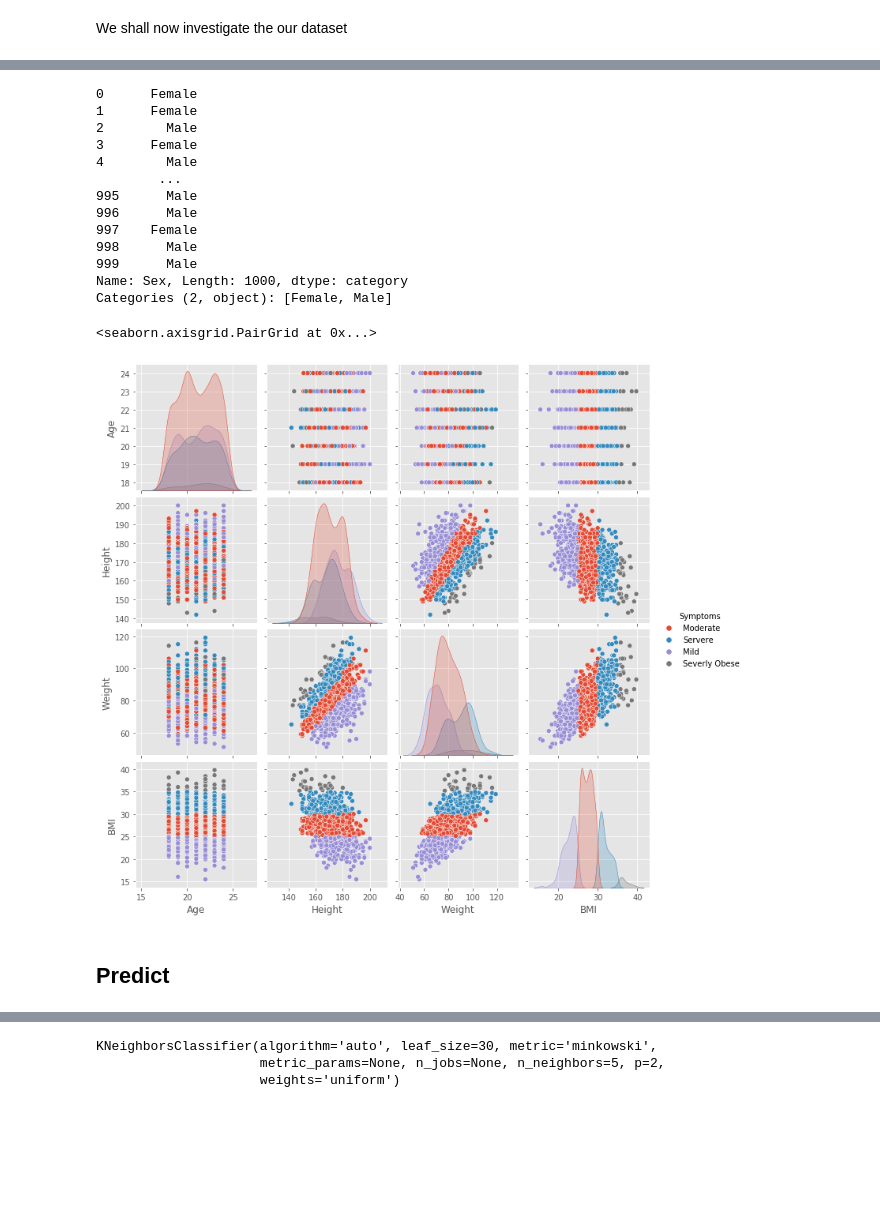
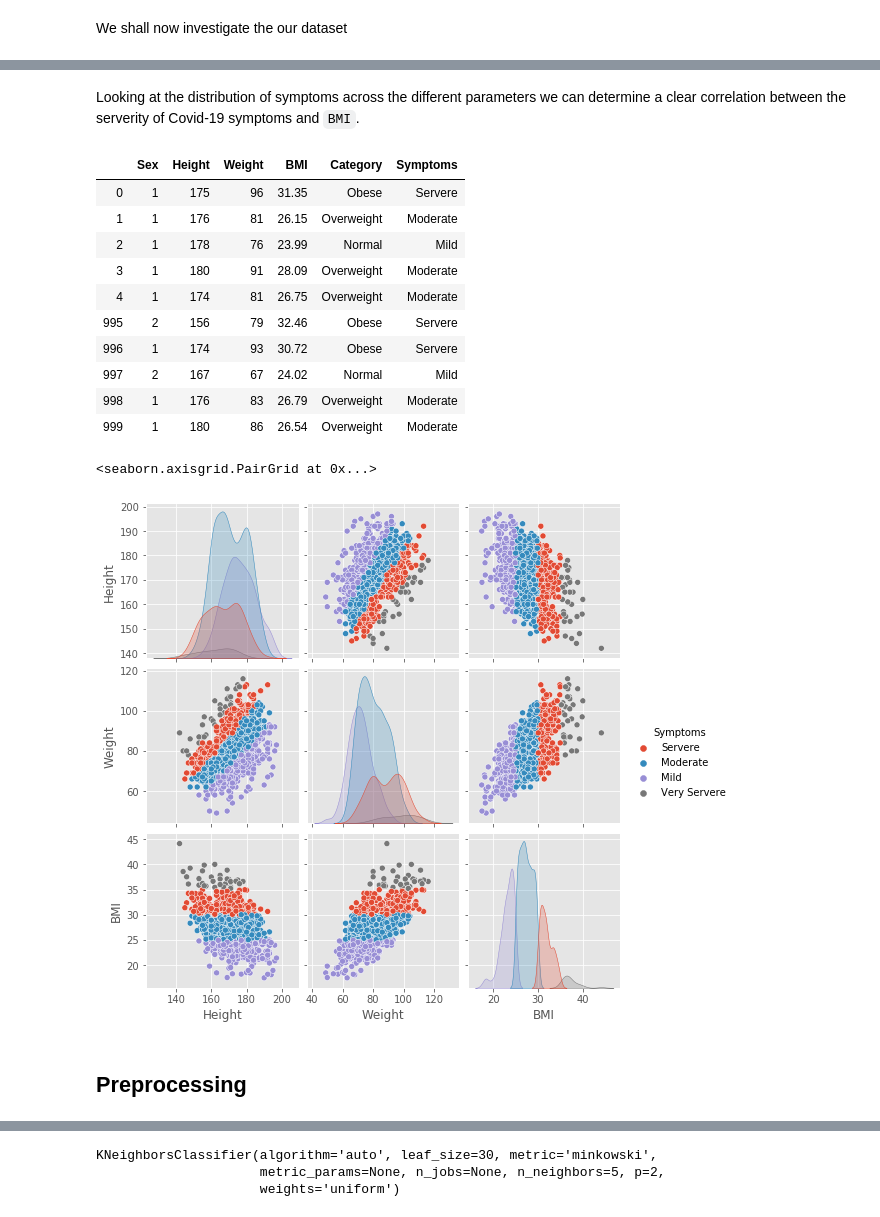
Before and after one commit to shaner1/ProgDA_Project_20, a Jupyter notebook: ProgDA_Project_2020.ipynb, the cells around one changed output, grey strips where cells are left out. Cells and saved outputs as stored; diff of their text form; code cells hidden in the pictures; blank space fills up the shorter version.

Commit message:
Unable to performer preprocessing on datase. Cant encode sex parameter so cant use it for predictions. One hot enocder doesnt work

```diff
--- a/ProgDA_Project_2020.ipynb
+++ b/ProgDA_Project_2020.ipynb
@@ -318,28 +379,28 @@ Height has a mean of 171 and a range of 142-
+# %% [markdown]
+Looking at the distribution of symptoms across the different parameters we can determine a clear correlation between the serverity of Covid-19 symptoms and  `BMI`.
 # %%
 df2 = df[['Sex','Height','Weight','BMI','Category','Symptoms']]
 # %%
 #https://pandas.pydata.org/pandas-docs/stable/reference/api/pandas.DataFrame.replace.html#
 df2['Sex'].replace(['Male', 'Female'],['1','2'])
-df2['Sex']
+df2['Sex'] = df2['Sex'].replace(['Male', 'Female'],['1','2'])
+ends(df2)
 # %% [output]
-0      Female
-1      Female
-2        Male
-3      Female
-4        Male
-        ...
-995      Male
-996      Male
-997    Female
-998      Male
-999      Male
-Name: Sex, Length: 1000, dtype: category
-Categories (2, object): [Female, Male]
+|  | Sex | Height | Weight | BMI | Category | Symptoms |
+| 0 | 1 | 175 | 96 | 31.35 | Obese | Servere |
+| 1 | 1 | 176 | 81 | 26.15 | Overweight | Moderate |
+| 2 | 1 | 178 | 76 | 23.99 | Normal | Mild |
+| 3 | 1 | 180 | 91 | 28.09 | Overweight | Moderate |
+| 4 | 1 | 174 | 81 | 26.75 | Overweight | Moderate |
+| 995 | 2 | 156 | 79 | 32.46 | Obese | Servere |
+| 996 | 1 | 174 | 93 | 30.72 | Obese | Servere |
+| 997 | 2 | 167 | 67 | 24.02 | Normal | Mild |
+| 998 | 1 | 176 | 83 | 26.79 | Overweight | Moderate |
+| 999 | 1 | 180 | 86 | 26.54 | Overweight | Moderate |
-# %%
-sns.pairplot(df, hue ='Symptoms')
-# age parameter is making the data look strange because it is not continuous
-# %% [output]
-<seaborn.axisgrid.PairGrid at 0x...>
-[figure, removed]
+# %%
+sns.pairplot(df2, hue ='Symptoms')
+# %% [output]
+<seaborn.axisgrid.PairGrid at 0x...>
+[figure, added]
 # %% [markdown]
-## Predict
+## Preprocessing
```
Also changed, not shown: parts of 67 cells of this notebook.
